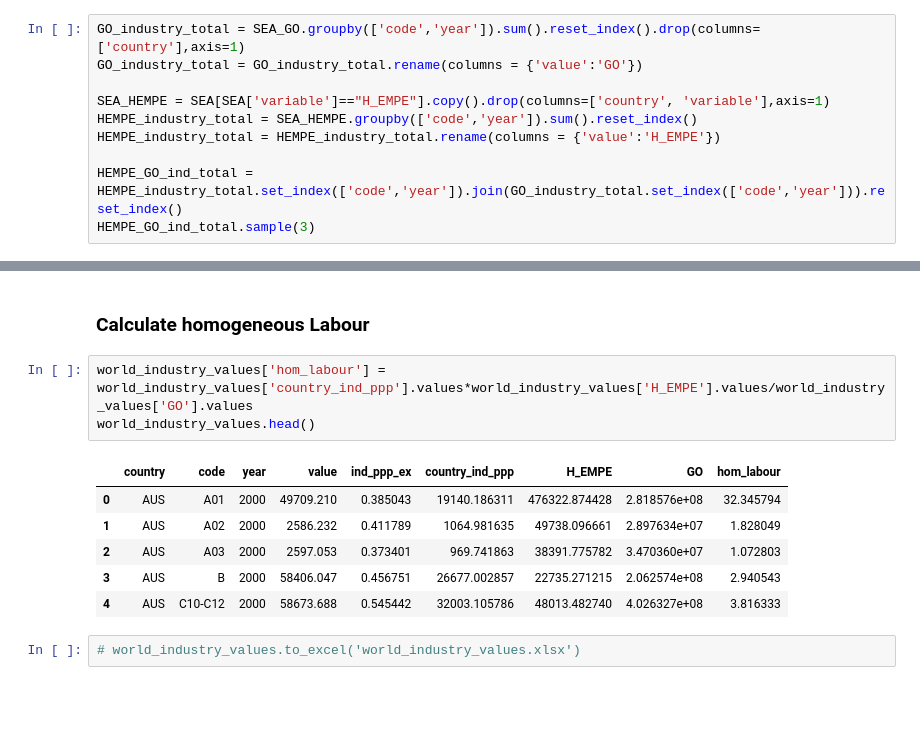
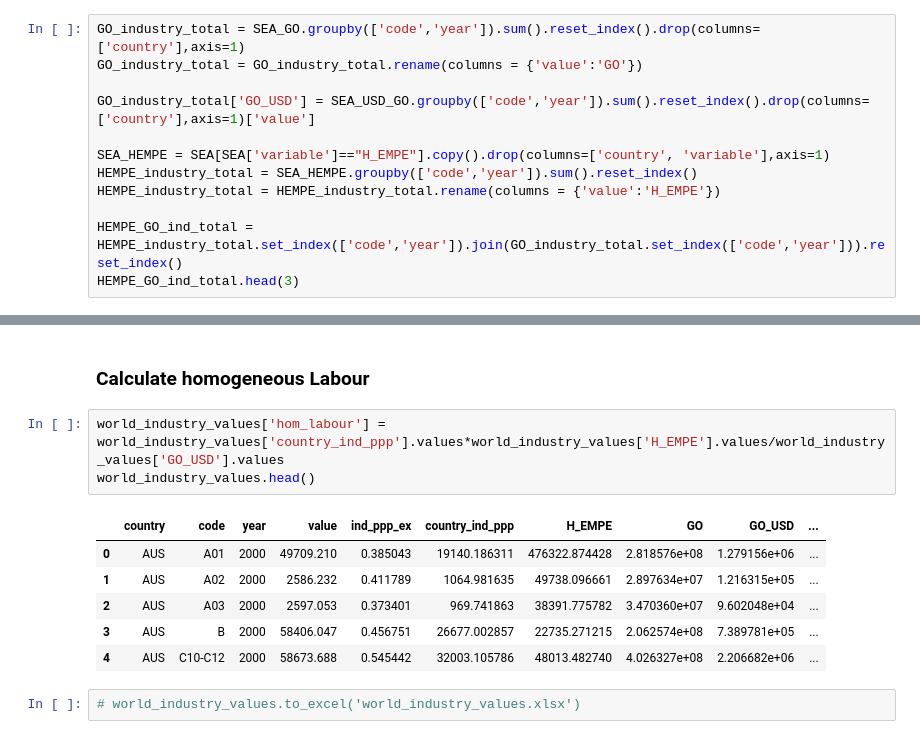
Before and after one commit to kavyajeetbora/ETL_wages, a Jupyter notebook: WIOD.ipynb, the cells around one changed output, grey strips where cells are left out. Cells and saved outputs as stored; diff of their text form; blank space fills up the shorter version.

```diff
--- a/WIOD.ipynb
+++ b/WIOD.ipynb
@@ -378,11 +377,13 @@ country_ind_ppp.sample(5)
 # %%
 GO_industry_total = SEA_GO.groupby(['code','year']).sum().reset_index().drop(columns=['country'],axis=1)
 GO_industry_total = GO_industry_total.rename(columns = {'value':'GO'})
+
+GO_industry_total['GO_USD'] = SEA_USD_GO.groupby(['code','year']).sum().reset_index().drop(columns=['country'],axis=1)['value']
 
 SEA_HEMPE = SEA[SEA['variable']=="H_EMPE"].copy().drop(columns=['country', 'variable'],axis=1)
 HEMPE_industry_total = SEA_HEMPE.groupby(['code','year']).sum().reset_index()
 HEMPE_industry_total = HEMPE_industry_total.rename(columns = {'value':'H_EMPE'})
 
 HEMPE_GO_ind_total = HEMPE_industry_total.set_index(['code','year']).join(GO_industry_total.set_index(['code','year'])).reset_index()
-HEMPE_GO_ind_total.sample(3)
+HEMPE_GO_ind_total.head(3)
 # %% [output]
@@ -421,15 +422,15 @@ Wall time: 202 ms
 # %% [markdown]
 ### Calculate homogeneous Labour
 # %%
-world_industry_values['hom_labour'] = world_industry_values['country_ind_ppp'].values*world_industry_values['H_EMPE'].values/world_industry_values['GO'].values
+world_industry_values['hom_labour'] = world_industry_values['country_ind_ppp'].values*world_industry_values['H_EMPE'].values/world_industry_values['GO_USD'].values
 world_industry_values.head()
 # %% [output]
-|  | country | code | year | value | ind_ppp_ex | country_ind_ppp | H_EMPE | GO | hom_labour |
-| 0 | AUS | A01 | 2000 | 49709.210 | 0.385043 | 19140.186311 | 476322.874428 | 2.818576e+08 | 32.345794 |
-| 1 | AUS | A02 | 2000 | 2586.232 | 0.411789 | 1064.981635 | 49738.096661 | 2.897634e+07 | 1.828049 |
-| 2 | AUS | A03 | 2000 | 2597.053 | 0.373401 | 969.741863 | 38391.775782 | 3.470360e+07 | 1.072803 |
-| 3 | AUS | B | 2000 | 58406.047 | 0.456751 | 26677.002857 | 22735.271215 | 2.062574e+08 | 2.940543 |
-| 4 | AUS | C10-C12 | 2000 | 58673.688 | 0.545442 | 32003.105786 | 48013.482740 | 4.026327e+08 | 3.816333 |
+|  | country | code | year | value | ind_ppp_ex | country_ind_ppp | H_EMPE | GO | GO_USD | ... |
+| 0 | AUS | A01 | 2000 | 49709.210 | 0.385043 | 19140.186311 | 476322.874428 | 2.818576e+08 | 1.279156e+06 | ... |
+| 1 | AUS | A02 | 2000 | 2586.232 | 0.411789 | 1064.981635 | 49738.096661 | 2.897634e+07 | 1.216315e+05 | ... |
+| 2 | AUS | A03 | 2000 | 2597.053 | 0.373401 | 969.741863 | 38391.775782 | 3.470360e+07 | 9.602048e+04 | ... |
+| 3 | AUS | B | 2000 | 58406.047 | 0.456751 | 26677.002857 | 22735.271215 | 2.062574e+08 | 7.389781e+05 | ... |
+| 4 | AUS | C10-C12 | 2000 | 58673.688 | 0.545442 | 32003.105786 | 48013.482740 | 4.026327e+08 | 2.206682e+06 | ... |
 # %%
 # world_industry_values.to_excel('world_industry_values.xlsx')
 # %% [markdown]
```
Also changed, not shown: parts of 15 cells of this notebook.
